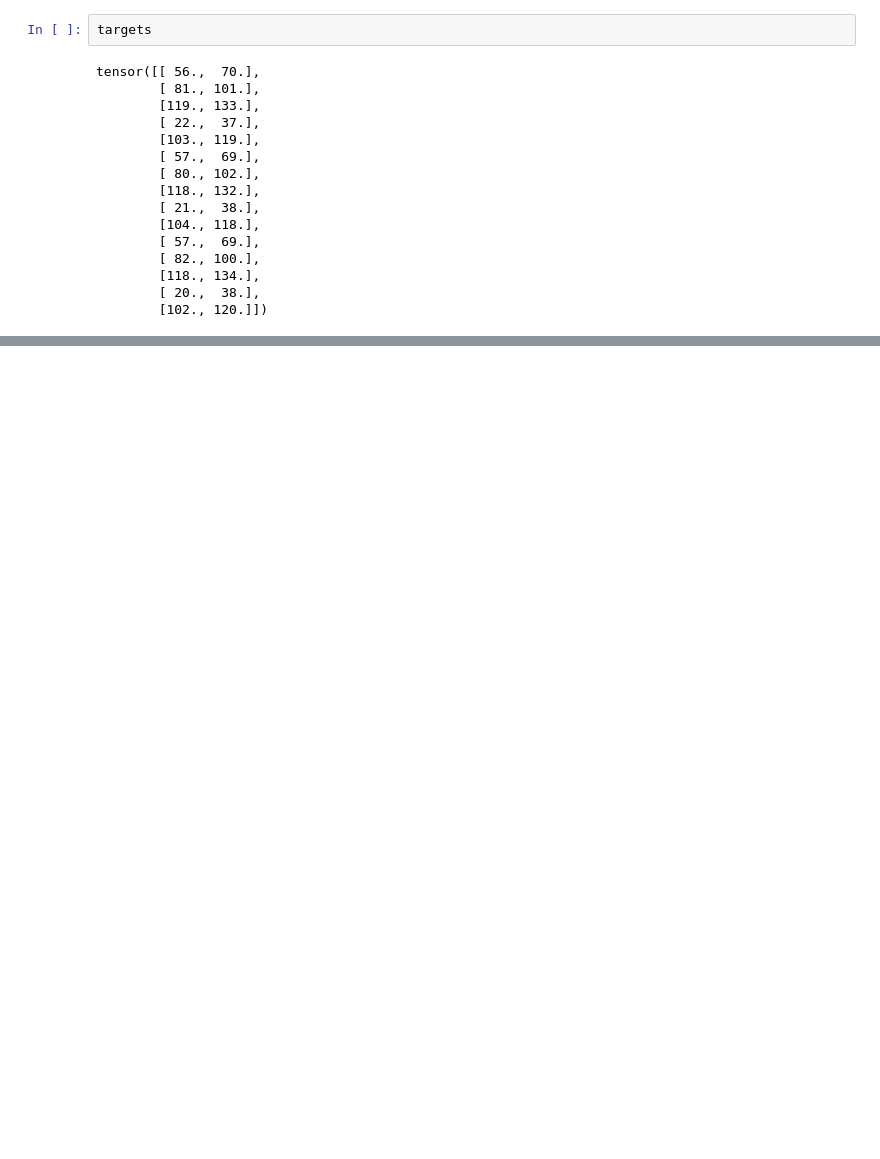
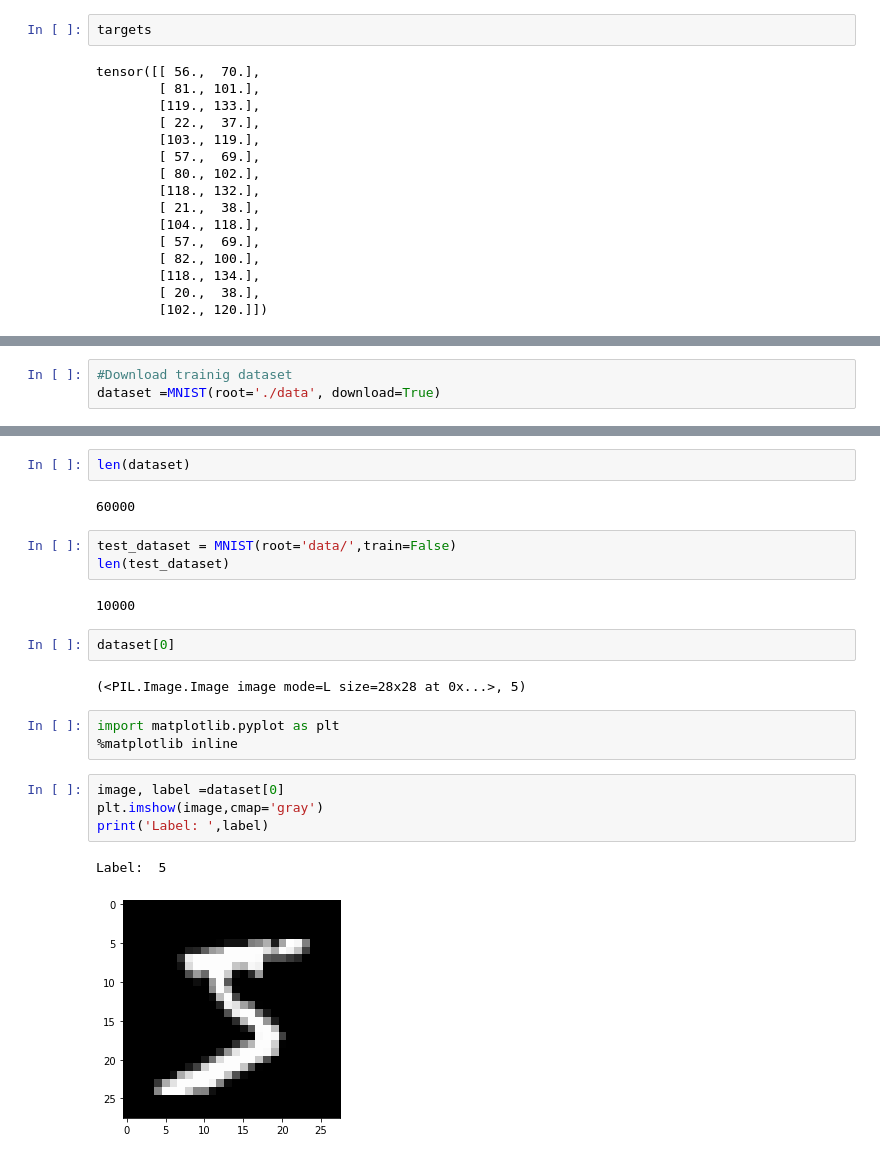
Before and after one commit to andresqb198/Pytorch, a Jupyter notebook: Pytorch Basics.ipynb, the cells around one changed output, grey strips where cells are left out. Saved outputs shown, nothing was run; the diff lists cells and outputs as text; blank space fills up the shorter version.

Commit message:
Start Work with MNIST 1:46

```diff
--- a/Pytorch Basics.ipynb
+++ b/Pytorch Basics.ipynb
@@ -547,0 +554,3 @@ tensor([[ 56.,  70.],
+# %%
+#Download trainig dataset
+dataset =MNIST(root='./data', download=True)
@@ -547,0 +573,23 @@ tensor([[ 56.,  70.],
+# %%
+len(dataset)
+# %% [output]
+60000
+# %%
+test_dataset = MNIST(root='data/',train=False)
+len(test_dataset)
+# %% [output]
+10000
+# %%
+dataset[0]
+# %% [output]
+(<PIL.Image.Image image mode=L size=28x28 at 0x...>, 5)
+# %%
+import matplotlib.pyplot as plt
+%matplotlib inline
+# %%
+image, label =dataset[0]
+plt.imshow(image,cmap='gray')
+print('Label: ',label)
+# %% [output]
+Label:  5
+[figure, added]
```
Also changed, not shown: parts of 29 cells of this notebook.
